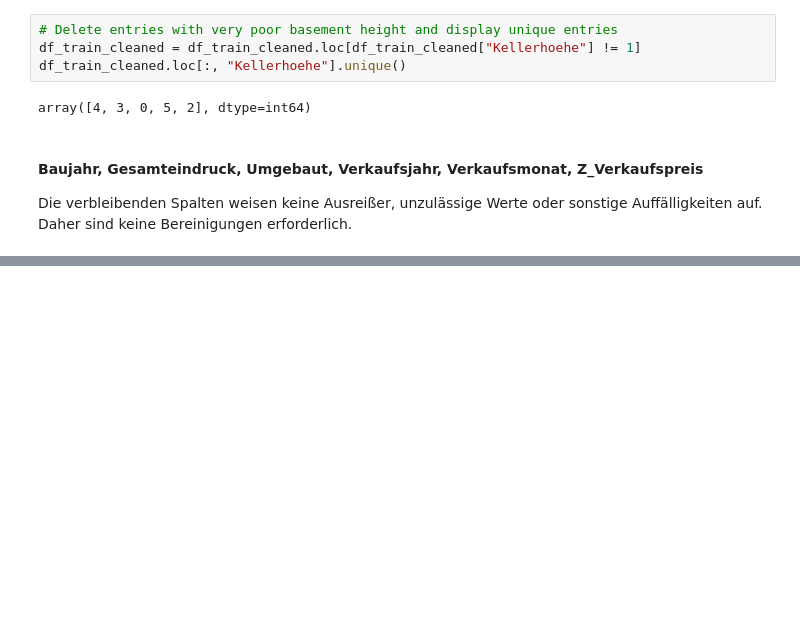
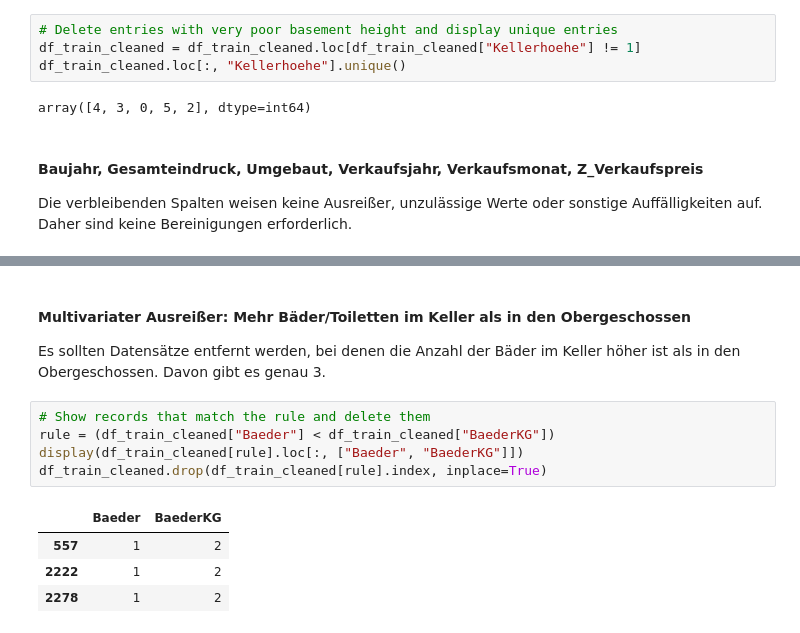
Before and after one commit to JoDi-2903/Real-Estate-Data-Science-Project, a Jupyter notebook: Project_DataScience_J.ipynb, the cells around one changed output, grey strips where cells are left out. Cells and saved outputs as stored; diff of their text form; blank space fills up the shorter version.

```diff
--- a/Project_DataScience_J.ipynb
+++ b/Project_DataScience_J.ipynb
@@ -444,0 +494,13 @@ Die verbleibenden Spalten weisen keine Ausreißer, unzulässige Werte oder sonst
+# %% [markdown]
+#### Multivariater Ausreißer: Mehr Bäder/Toiletten im Keller als in den Obergeschossen
+Es sollten Datensätze entfernt werden, bei denen die Anzahl der Bäder im Keller höher ist als in den Obergeschossen. Davon gibt es genau 3.
+# %%
+# Show records that match the rule and delete them
+rule = (df_train_cleaned["Baeder"] < df_train_cleaned["BaederKG"])
+display(df_train_cleaned[rule].loc[:, ["Baeder", "BaederKG"]])
+df_train_cleaned.drop(df_train_cleaned[rule].index, inplace=True)
+# %% [output]
+|  | Baeder | BaederKG |
+| 557 | 1 | 2 |
+| 2222 | 1 | 2 |
+| 2278 | 1 | 2 |
```
Also changed, not shown: parts of 10 cells of this notebook.
